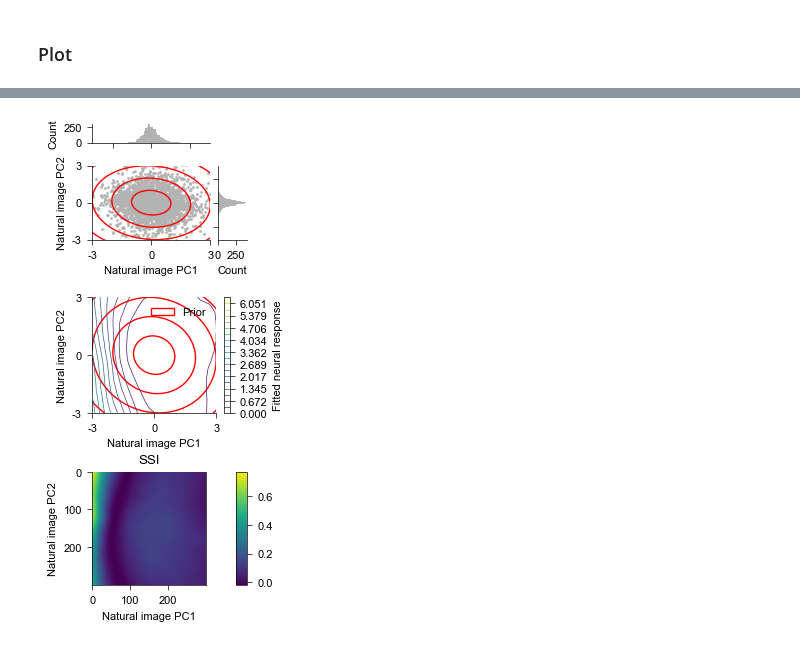
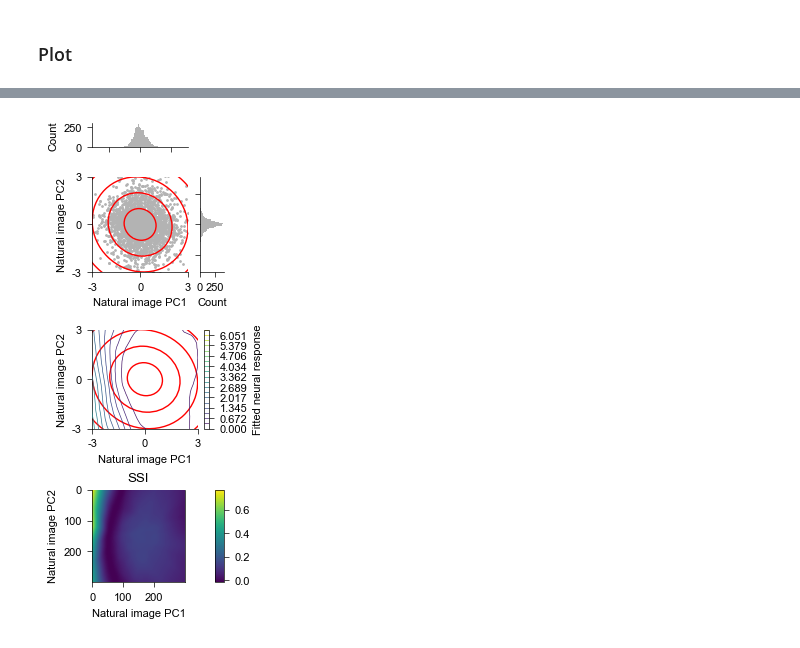
Before and after one commit to steevelaquitaine/fisher-info-limits, a Jupyter notebook: notebooks/fig3.ipynb, the cells around one changed output, grey strips where cells are left out. Drawn from its saved outputs; the diff is of its cells as text; code cells hidden in the pictures.

Commit message:
Update fig3 - square top panel and align prior contours across panels

```diff
--- a/notebooks/fig3.ipynb
+++ b/notebooks/fig3.ipynb
@@ -334,17 +334,19 @@ xylim = (-3,3)
 xyticks = (-3,0,3)
 
 # setup plot
-fig = plt.figure(figsize=(2,6))
+fig = plt.figure(figsize=(1.7,6))
 
 # create main GridSpec: 1 col, 2 rows
-gs_main = gridspec.GridSpec(3,1, figure=fig, wspace=0.3)
+# height_ratios: size of each axis
+gs_main = gridspec.GridSpec(3,1, figure=fig, wspace=0, height_ratios=[1.5,1,1])
 
-# setup (pc1, 2) data points & histogram plot
+# Second subplot: Stimulus pcs & histogram --------------------------------------------------------------------------------
+
 gs_top =  gridspec.GridSpecFromSubplotSpec(2, 2,
                                            subplot_spec=gs_main[0],
                                            width_ratios=[4, 1],
                                            height_ratios=[1, 4],
-                                           hspace=0.5, wspace=0.1)
+                                           hspace=0.5, wspace=0.2)
 
 # create axes for the mosaic
 axs = {}
@@ -354,6 +356,7 @@ axs['histy'] = fig.add_subplot(gs_top[1, 1])
 
 # plot scatter points and histograms
 scatter_hist(pcs[0], pcs[1], axs['scatter'], axs['histx'], axs['histy'], c=(.7,0.7,0.7))
+# axs['scatter'].set_aspect('equal')
 axs['scatter'].set_xlabel('Natural image PC1')
 axs['scatter'].set_ylabel('Natural image PC2')
 axs['scatter'].set_xlim(xylim)
@@ -376,7 +379,7 @@ axs['histy'].set_xlabel('Count')
 
 # Second subplot: Tuning curve and prior --------------------------------------------------------------------------------
 
-ax_bottom = fig.add_subplot(gs_main[1])
+ax_bottom = fig.add_subplot(gs_main[1], )
 
 # plot contours
 contour_levels = np.linspace(0, np.max(preds), 20)
@@ -394,6 +397,8 @@ for n_std in np.arange(0, 6, 1):
 plt.colorbar(contour, ax=ax_bottom, label="Fitted neural response")
 
 # aesthetics
+# ax_bottom.set_aspect('equal')
+
 ax_bottom.spines[['right']].set_visible(False)
 ax_bottom.set_xlabel("Natural image PC1")
 ax_bottom.set_ylabel("Natural image PC2")
@@ -401,8 +406,8 @@ ax_bottom.set_xlim(xylim)
 ax_bottom.set_ylim(xylim)
 ax_bottom.set_xticks(xyticks,xyticks)
 ax_bottom.set_yticks(xyticks,xyticks)
-#ax_bottom.legend(['Prior'], frameon=False, bbox_to_anchor=(0.85,0.8))
-ax_bottom.legend(['Prior'], frameon=False, loc="upper right")
+# ax_bottom.legend(['Prior'], frameon=False, loc="upper right")
+
 
 
 # Third subplot: plot SSI ----------------------------------------------------
@@ -432 +437 @@ Wall time: 191 ms
-[figure, old version]
+[figure, new version]
```
Also changed, not shown: parts of 3 cells of this notebook, 46 other files.
